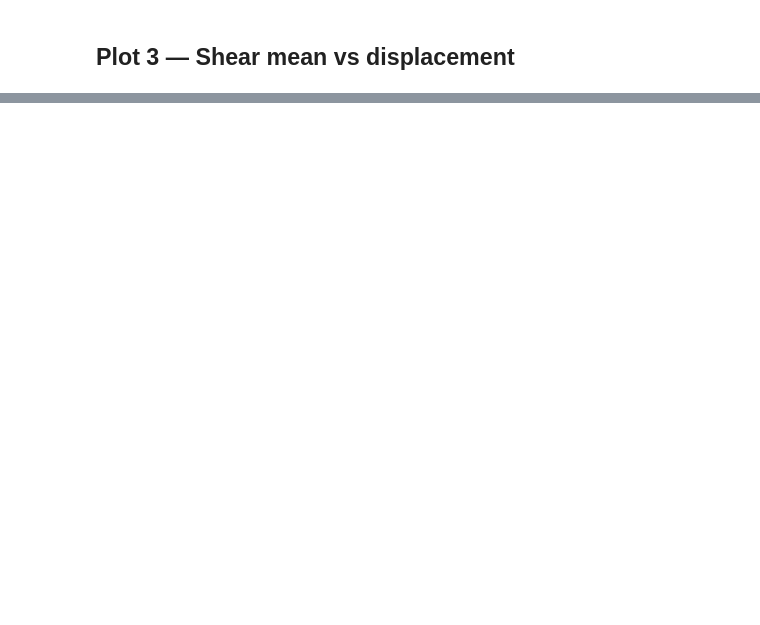
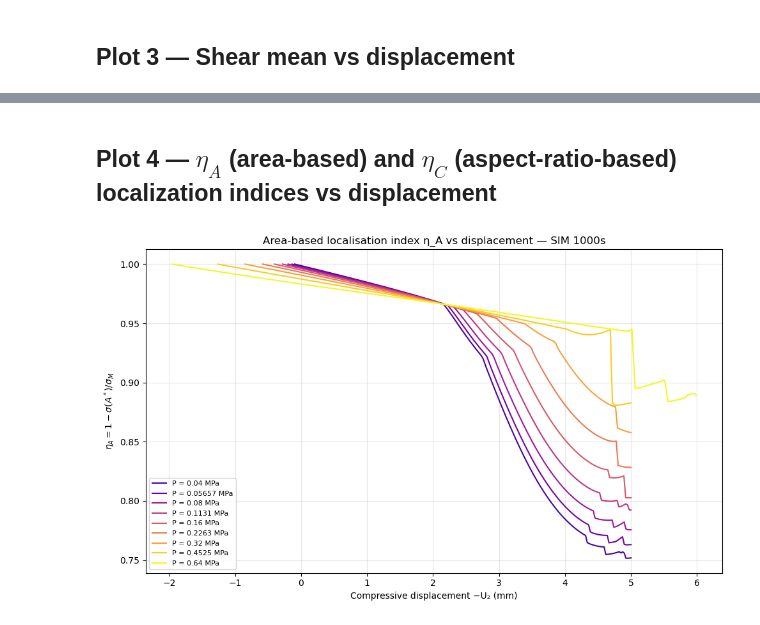
Before and after one commit to francoruffini17/FOAM_V03, a Jupyter notebook: Z001_Results_Analizer/SIM_1000s_analysis.ipynb, the cells around one changed output, grey strips where cells are left out. Cells and saved outputs as stored; diff of their text form; code cells hidden in the pictures; blank space fills up the shorter version.

```diff
--- a/Z001_Results_Analizer/SIM_1000s_analysis.ipynb
+++ b/Z001_Results_Analizer/SIM_1000s_analysis.ipynb
@@ -134,0 +137,26 @@ plt.show()
+# %% [markdown]
+## Plot 4 — $\eta_A$ (area-based) and $\eta_C$ (aspect-ratio-based) localization indices vs displacement
+# %%
+fig, ax = plt.subplots(figsize=(10, 6))
+cmap = plt.get_cmap('plasma', len(SIMS))
+
+for idx, sim in enumerate(SIMS):
+    defc2 = load_pkl(os.path.join(RESULTS_DIR, f'DATA_PICK_{sim}_DEFC2.pkl'))
+    if defc2 is None:
+        continue
+    # displacement here matches A2's U2 sign convention (signed, decreasing).
+    displ  = -np.array(defc2['displacement'])
+    eta_a  = np.array(defc2['etaC_A'])
+    del defc2
+
+    ax.plot(displ, eta_a, color=cmap(idx), label=f'P = {PRESSURES[sim]:.4g} MPa')
+
+ax.set_xlabel('Compressive displacement −U₂ (mm)')
+ax.set_ylabel(r'$\eta_A = 1 - \sigma(A^*)/\sigma_M$')
+ax.set_title('Area-based localisation index η_A vs displacement — SIM 1000s')
+ax.legend(loc='best', fontsize=8)
+ax.grid(True, alpha=0.3)
+fig.tight_layout()
+plt.show()
+# %% [output]
+[figure, added]
```
Also changed, not shown: parts of 6 cells of this notebook, 1 other file.
